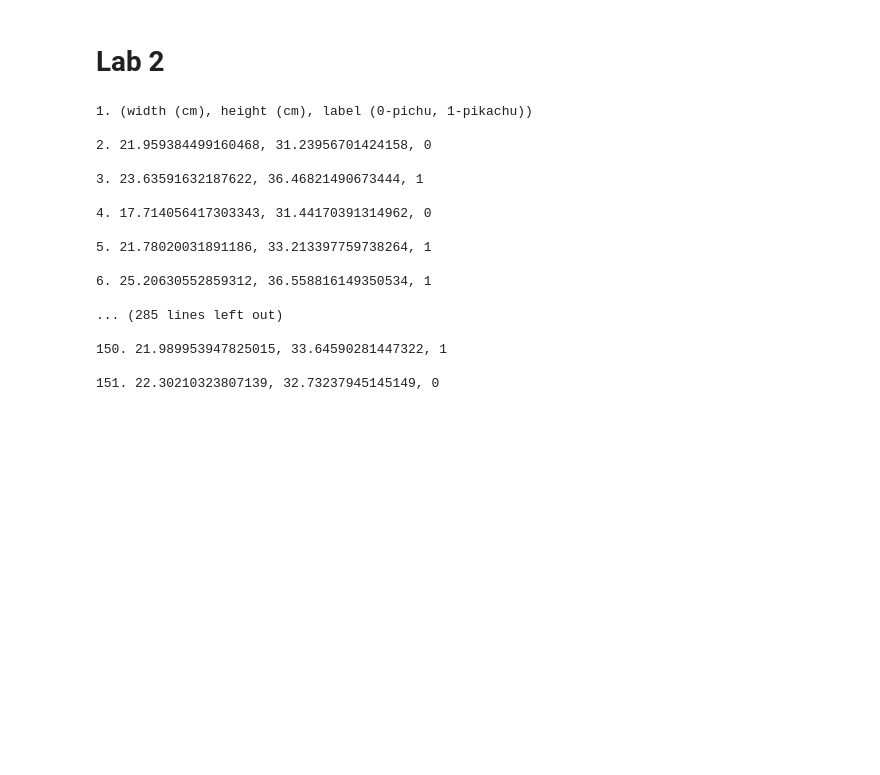
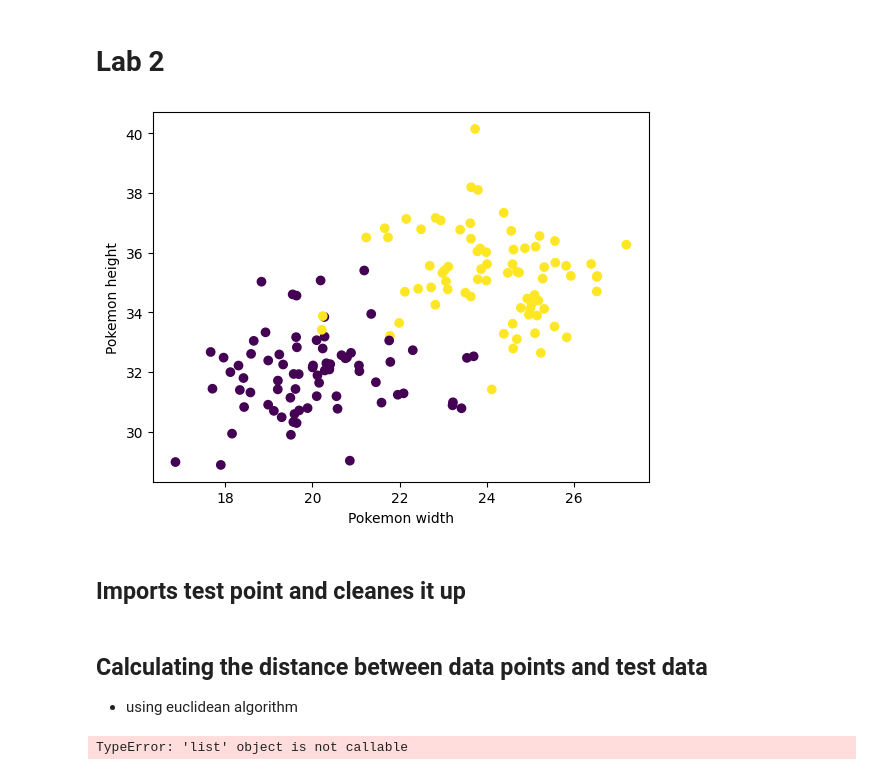
Before and after one commit to SauronGunnars/Python-Sara-Gunnars, a Jupyter notebook: Labs/Lab2/lab2.ipynb, the cells around one changed output. Saved outputs shown, nothing was run; the diff lists cells and outputs as text; code cells hidden in the pictures; blank space fills up the shorter version.

Commit message:
error when using zip

```diff
--- a/Labs/Lab2/lab2.ipynb
+++ b/Labs/Lab2/lab2.ipynb
@@ -1,32 +1,30 @@
 # %% [markdown]
 # Lab 2
-# %%
-#Read the data and saved in varible "data"
-path1 = "../Lab2/datapoints.txt"
-Pikachu = []
-Pichus = []
-i = 0
-
-with open(path1, "r") as f_data:
-
-    for data in f_data:
-        i += 1
-        print(f"{i}. {data}")
-# %% [output]
-1. (width (cm), height (cm), label (0-pichu, 1-pikachu))
-
-2. 21.959384499160468, 31.23956701424158, 0
-
-3. 23.63591632187622, 36.46821490673444, 1
-
-4. 17.714056417303343, 31.44170391314962, 0
-
-5. 21.78020031891186, 33.213397759738264, 1
-
-6. 25.20630552859312, 36.558816149350534, 1
-
-... (285 lines left out)
-
-150. 21.989953947825015, 33.64590281447322, 1
-
-151. 22.30210323807139, 32.73237945145149, 0
+# %%
+#Read the data and saved in varible "data"
+path1 = "../Lab2/datapoints.txt"
+lines = []
+
+width = []
+height = []
+pokemon = []
+
+with open(path1, "r") as f_data:
+
+    lines = [line.rstrip() for line in f_data]  # saves each line as a list
+    del lines[0] #deletes the first line
+
+    # converts to float --> splits element into seperatate lists
+    width = [float(element.split(",")[0]) for element in lines]
+    height = [float(element.split(",")[1]) for element in lines]
+    pokemon = [float(element.split(",")[2]) for element in lines]
+
+import matplotlib.pyplot as plt #import matplot in order to plot diagram
+
+plt.scatter(width, height, c= pokemon)
+plt.xlabel("Pokemon width");
+plt.ylabel("Pokemon height");
+# %% [output]
+[figure, added]
+# %% [markdown]
+## Imports test point and cleanes it up
@@ -32,0 +48,17 @@ with open(path1, "r") as f_data:
+# %% [markdown]
+## Calculating the distance between data points and test data
+- using euclidean algorithm
+# %%
+import math
+
+test_sample = [20.5, 34]
+test_output = []
+
+#using zip to join multiple list as a tuple and for loop to check each elements
+# referens for how to use zip function https://note.nkmk.me/en/python-zip-usage-for/
+for pokemon_width, pokemon_height, pokemon_type in zip(width, height, pokemon):
+     calculations = math.sqrt((pokemon_width - test_sample[0])*2) + math.s((pokemon_height) - test_sample[1]*2)
+     test_output.append
+print(test_output[0])
+# %% [output]
+TypeError: 'list' object is not callable
```
Also changed, not shown: parts of 1 cell of this notebook, 1 other file.
